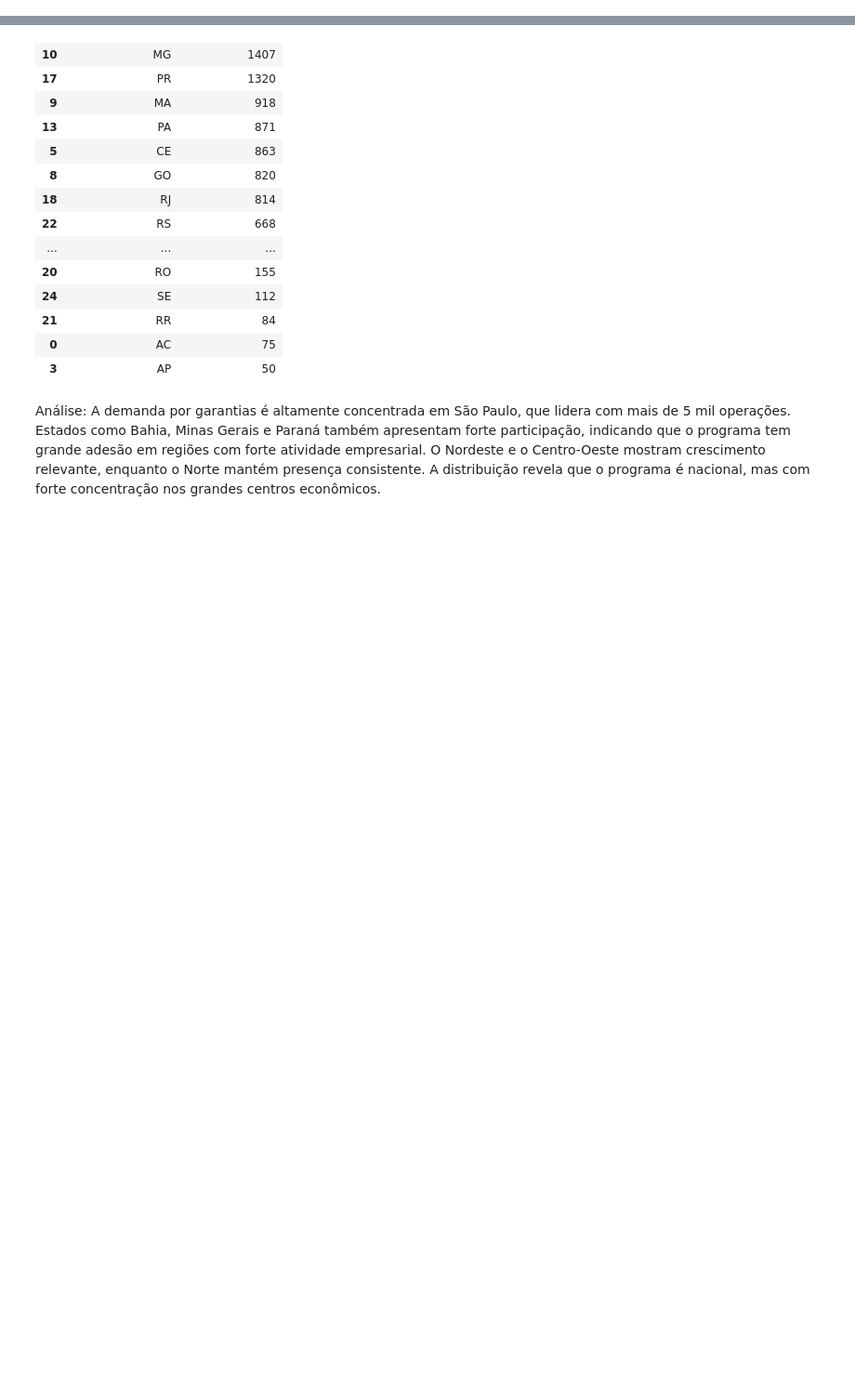
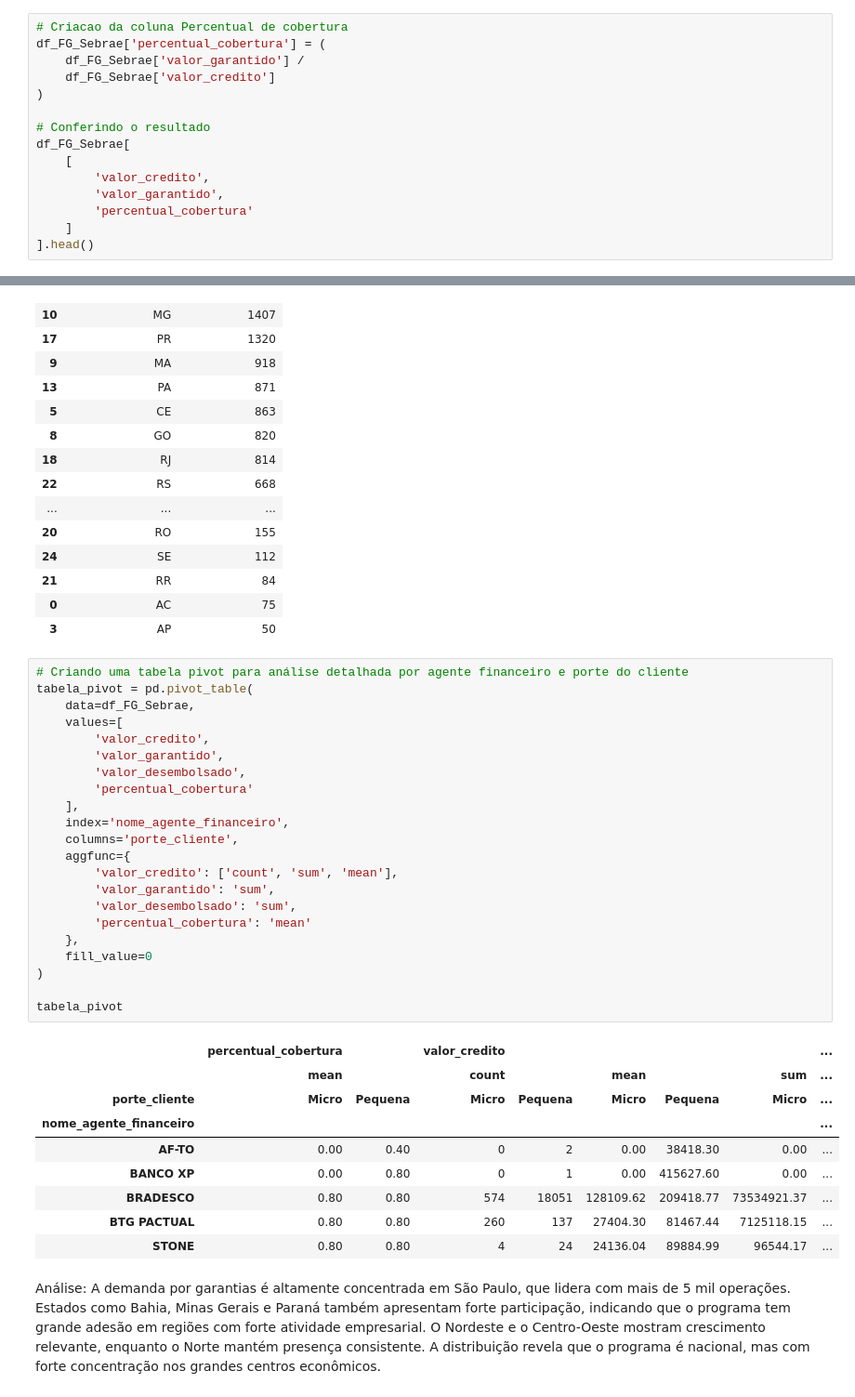
Before and after one commit to LUCASCAZANE/Proj1_Form_Cont_Caixa_Verso, a Jupyter notebook: projeto1_formacao_continuada.ipynb, the cells around one changed output, grey strips where cells are left out. Shown at 93% size. Saved outputs shown, nothing was run; the diff lists cells and outputs as text; blank space fills up the shorter version.

```diff
--- a/projeto1_formacao_continuada.ipynb
+++ b/projeto1_formacao_continuada.ipynb
@@ -345,0 +472,15 @@ Passing `palette` without assigning `hue` is deprecated and will be removed in v
+# %%
+# Criacao da coluna Percentual de cobertura
+df_FG_Sebrae['percentual_cobertura'] = (
+    df_FG_Sebrae['valor_garantido'] /
+    df_FG_Sebrae['valor_credito']
+)
+
+# Conferindo o resultado
+df_FG_Sebrae[
+    [
+        'valor_credito',
+        'valor_garantido',
+        'percentual_cobertura'
+    ]
+].head()
@@ -547,5 +765,37 @@ estados
 | 21 | RR | 84 |
 | 0 | AC | 75 |
 | 3 | AP | 50 |
+# %%
+# Criando uma tabela pivot para análise detalhada por agente financeiro e porte do cliente
+tabela_pivot = pd.pivot_table(
+    data=df_FG_Sebrae,
+    values=[
+        'valor_credito',
+        'valor_garantido',
+        'valor_desembolsado',
+        'percentual_cobertura'
+    ],
+    index='nome_agente_financeiro',
+    columns='porte_cliente',
+    aggfunc={
+        'valor_credito': ['count', 'sum', 'mean'],
+        'valor_garantido': 'sum',
+        'valor_desembolsado': 'sum',
+        'percentual_cobertura': 'mean'
+    },
+    fill_value=0
+)
+
+tabela_pivot
+# %% [output]
+|  | percentual_cobertura |  | valor_credito |  |  |  |  | ... |
+|  | mean |  | count |  | mean |  | sum | ... |
+| porte_cliente | Micro | Pequena | Micro | Pequena | Micro | Pequena | Micro | ... |
+| nome_agente_financeiro |  |  |  |  |  |  |  | ... |
+| AF-TO | 0.00 | 0.40 | 0 | 2 | 0.00 | 38418.30 | 0.00 | ... |
+| BANCO XP | 0.00 | 0.80 | 0 | 1 | 0.00 | 415627.60 | 0.00 | ... |
+| BRADESCO | 0.80 | 0.80 | 574 | 18051 | 128109.62 | 209418.77 | 73534921.37 | ... |
+| BTG PACTUAL | 0.80 | 0.80 | 260 | 137 | 27404.30 | 81467.44 | 7125118.15 | ... |
+| STONE | 0.80 | 0.80 | 4 | 24 | 24136.04 | 89884.99 | 96544.17 | ... |
 # %% [markdown]
 Análise: A demanda por garantias é altamente concentrada em São Paulo, que lidera com mais de 5 mil operações. Estados como Bahia, Minas Gerais e Paraná também apresentam forte participação, indicando que o programa tem grande adesão em regiões com forte atividade empresarial. O Nordeste e o Centro-Oeste mostram crescimento relevante, enquanto o Norte mantém presença consistente. A distribuição revela que o programa é nacional, mas com forte concentração nos grandes centros econômicos.
```
Also changed, not shown: parts of 19 cells of this notebook, 1 other file.
